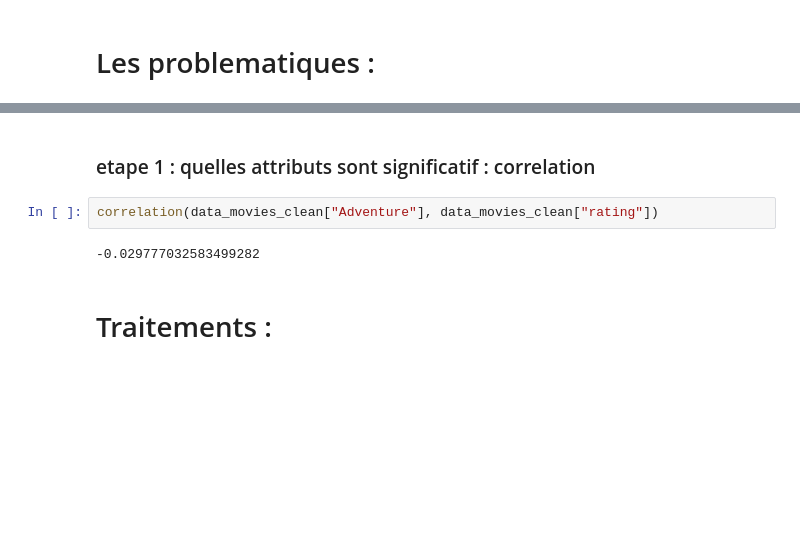
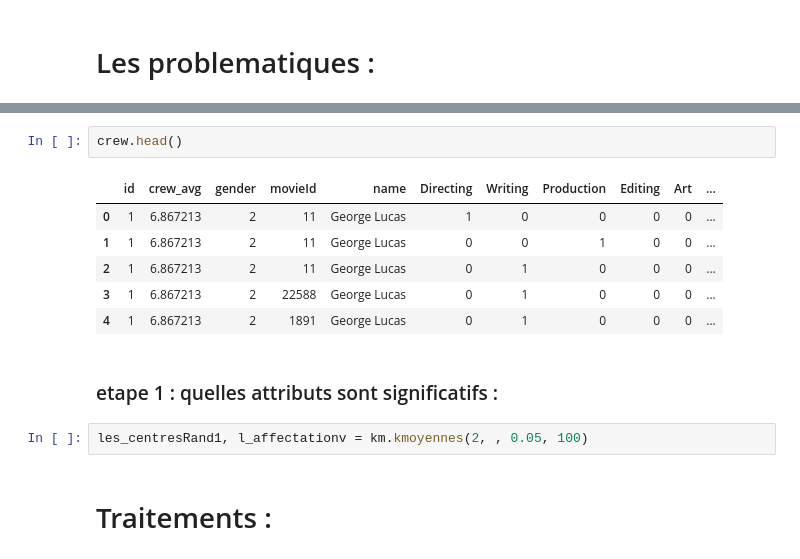
Before and after one commit to chekirou/Machine-learning-on-IMDB, a Jupyter notebook: projet.ipynb, the cells around one changed output, grey strips where cells are left out. Cells and saved outputs as stored; diff of their text form; blank space fills up the shorter version.

```diff
--- a/projet.ipynb
+++ b/projet.ipynb
@@ -427,9 +530,16 @@ crew = pd.read_csv("data/clean_crew.csv")
+# %%
+crew.head()
+# %% [output]
+|  | id | crew_avg | gender | movieId | name | Directing | Writing | Production | Editing | Art | ... |
+| 0 | 1 | 6.867213 | 2 | 11 | George Lucas | 1 | 0 | 0 | 0 | 0 | ... |
+| 1 | 1 | 6.867213 | 2 | 11 | George Lucas | 0 | 0 | 1 | 0 | 0 | ... |
+| 2 | 1 | 6.867213 | 2 | 11 | George Lucas | 0 | 1 | 0 | 0 | 0 | ... |
+| 3 | 1 | 6.867213 | 2 | 22588 | George Lucas | 0 | 1 | 0 | 0 | 0 | ... |
+| 4 | 1 | 6.867213 | 2 | 1891 | George Lucas | 0 | 1 | 0 | 0 | 0 | ... |
 # %% [markdown]
-### etape 1 : quelles attributs sont significatif : correlation
+### etape 1 : quelles attributs sont significatifs :
-# %%
-correlation(data_movies_clean["Adventure"], data_movies_clean["rating"])
-# %% [output]
--0.029777032583499282
+# %%
+les_centresRand1, l_affectationv = km.kmoyennes(2, , 0.05, 100)
 # %% [markdown]
 # Traitements :
 # %% [markdown]
```
Also changed, not shown: parts of 10 cells of this notebook, 4 other files.
